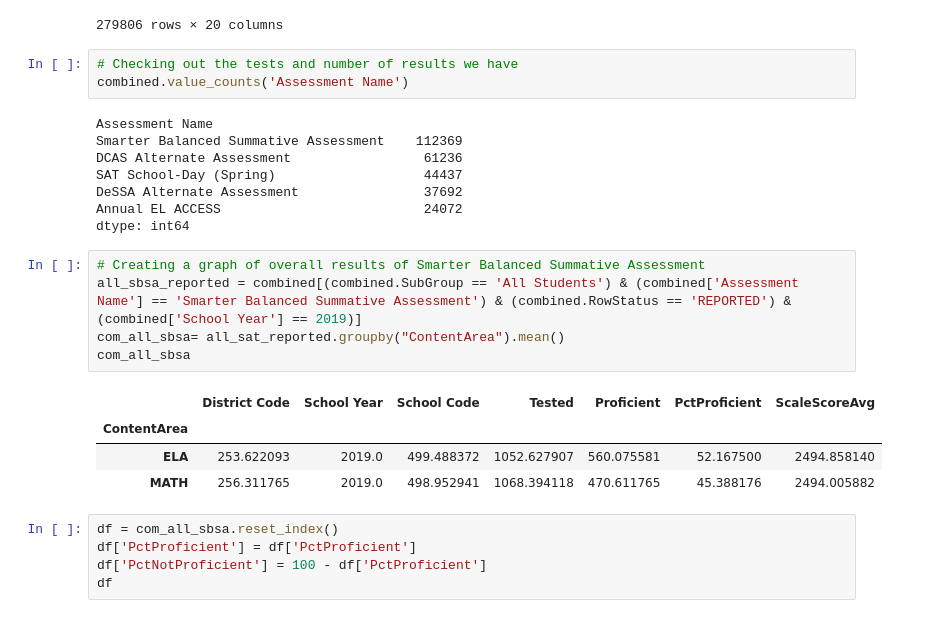
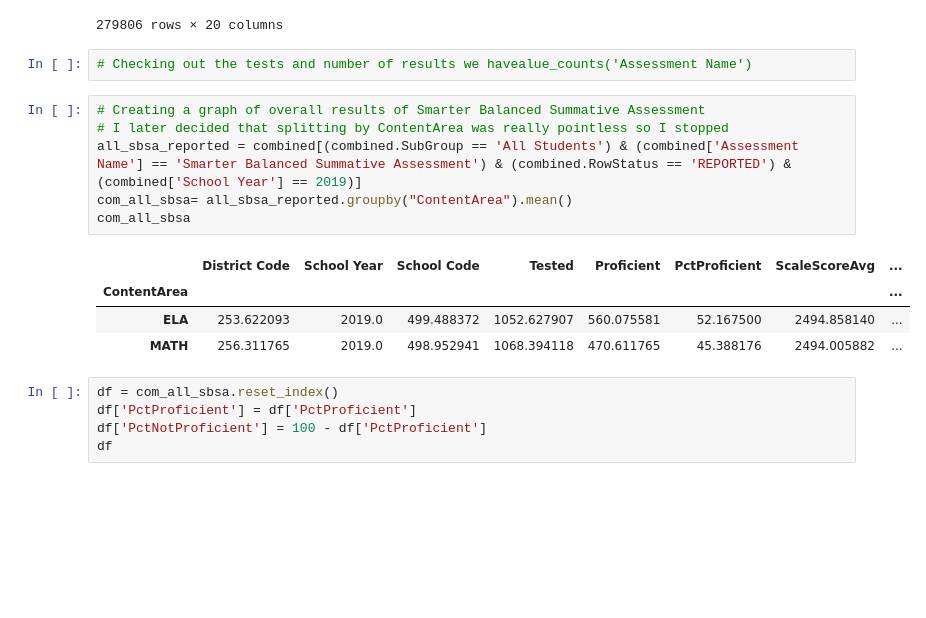
Before and after one commit to meganenglert/CISC367, a Jupyter notebook: Week 7 - Midterm Project/messy_test_scores.ipynb, the cells around one changed output. Cells and saved outputs as stored; diff of their text form; blank space fills up the shorter version.

```diff
--- a/Week 7 - Midterm Project/messy_test_scores.ipynb
+++ b/Week 7 - Midterm Project/messy_test_scores.ipynb
@@ -34,26 +34,18 @@ combined
 | 279805 | 9607 | Charter | 2020 | First State Military Academy | 4055 | First State Military Academy | SAT School-Day (Spring) | ... |
 279806 rows × 20 columns
 # %%
-# Checking out the tests and number of results we have
-combined.value_counts('Assessment Name')
+# Checking out the tests and number of results we havealue_counts('Assessment Name')
-# %% [output]
-Assessment Name
-Smarter Balanced Summative Assessment    112369
-DCAS Alternate Assessment                 61236
-SAT School-Day (Spring)                   44437
-DeSSA Alternate Assessment                37692
-Annual EL ACCESS                          24072
-dtype: int64
 # %%
 # Creating a graph of overall results of Smarter Balanced Summative Assessment
+# I later decided that splitting by ContentArea was really pointless so I stopped
 all_sbsa_reported = combined[(combined.SubGroup == 'All Students') & (combined['Assessment Name'] == 'Smarter Balanced Summative Assessment') & (combined.RowStatus == 'REPORTED') & (combined['School Year'] == 2019)]
-com_all_sbsa= all_sat_reported.groupby("ContentArea").mean()
+com_all_sbsa= all_sbsa_reported.groupby("ContentArea").mean()
 com_all_sbsa
 # %% [output]
-|  | District Code | School Year | School Code | Tested | Proficient | PctProficient | ScaleScoreAvg |
-| ContentArea |  |  |  |  |  |  |  |
-| ELA | 253.622093 | 2019.0 | 499.488372 | 1052.627907 | 560.075581 | 52.167500 | 2494.858140 |
-| MATH | 256.311765 | 2019.0 | 498.952941 | 1068.394118 | 470.611765 | 45.388176 | 2494.005882 |
+|  | District Code | School Year | School Code | Tested | Proficient | PctProficient | ScaleScoreAvg | ... |
+| ContentArea |  |  |  |  |  |  |  | ... |
+| ELA | 253.622093 | 2019.0 | 499.488372 | 1052.627907 | 560.075581 | 52.167500 | 2494.858140 | ... |
+| MATH | 256.311765 | 2019.0 | 498.952941 | 1068.394118 | 470.611765 | 45.388176 | 2494.005882 | ... |
 # %%
 df = com_all_sbsa.reset_index()
 df['PctProficient'] = df['PctProficient']
```
Also changed, not shown: parts of 14 cells of this notebook.
